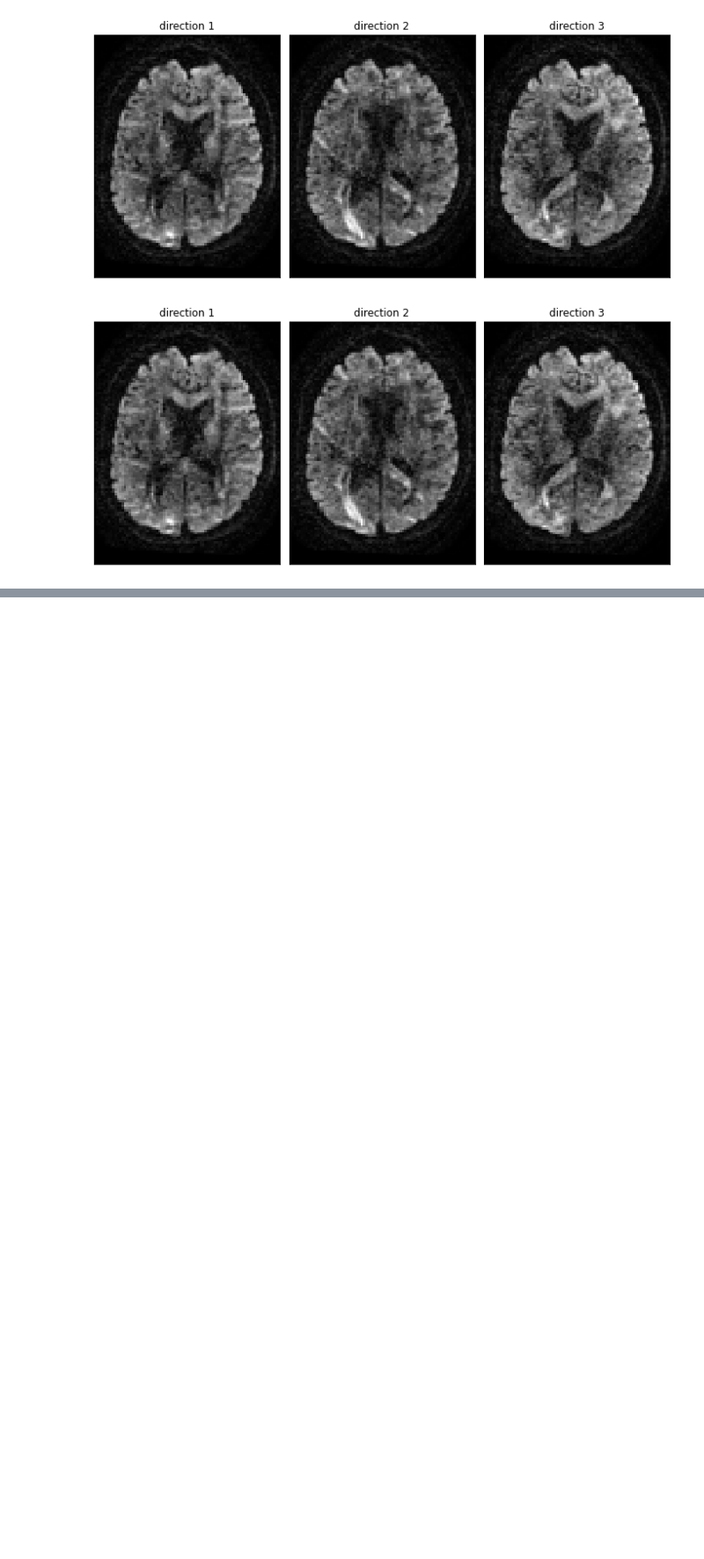
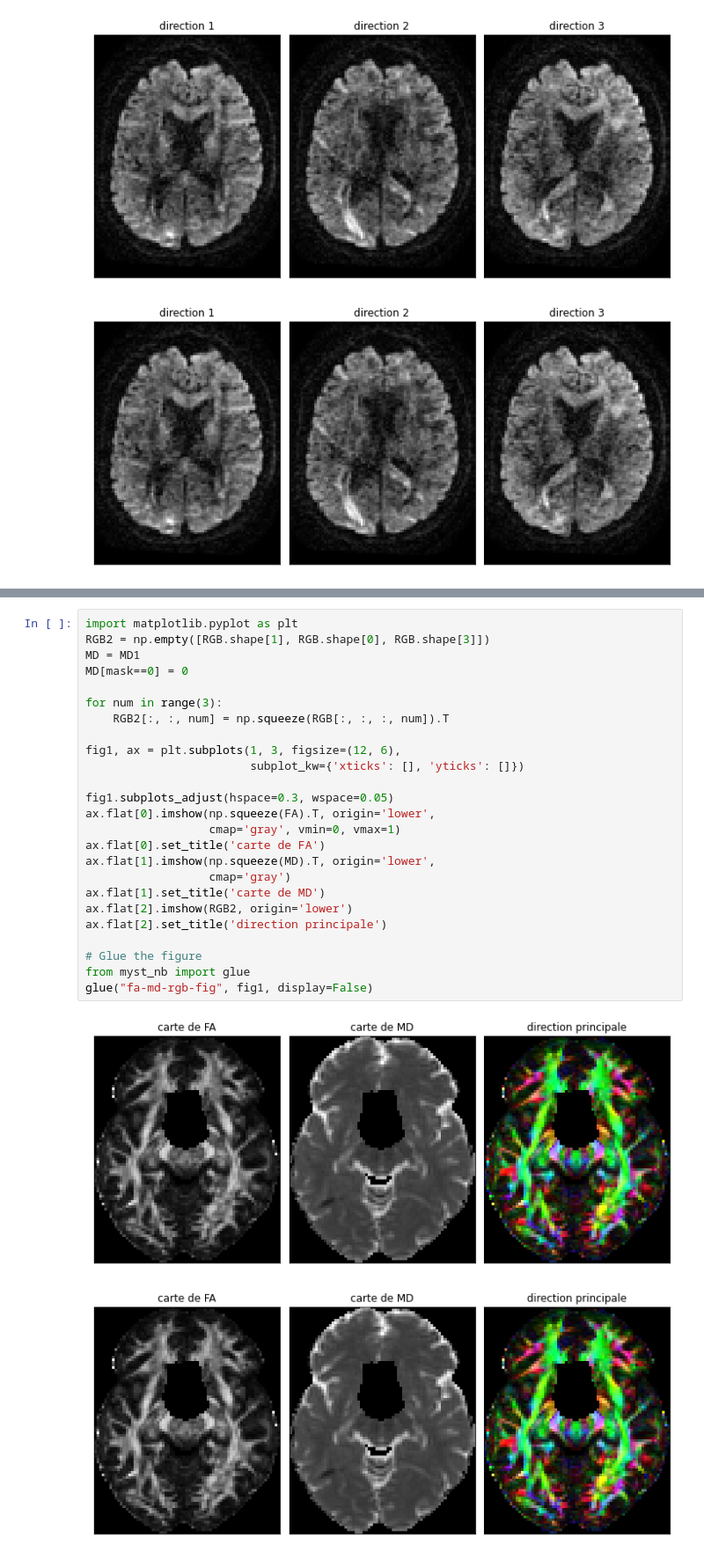
Before and after one commit to methodes-cogneuro/methodes-cogneuro.github.io, a Jupyter notebook: _sources/irm_diffusion.ipynb, the cells around one changed output, grey strips where cells are left out. Shown: that part at 88% size. Drawn from its saved outputs; the diff is of its cells as text; blank space fills up the shorter version.

```diff
--- a/_sources/irm_diffusion.ipynb
+++ b/_sources/irm_diffusion.ipynb
@@ -450,0 +370,28 @@ Quel est l’avantage de réaliser des statistiques du groupe sur un faisceau de
+# %%
+import matplotlib.pyplot as plt
+RGB2 = np.empty([RGB.shape[1], RGB.shape[0], RGB.shape[3]])
+MD = MD1
+MD[mask==0] = 0
+
+for num in range(3):
+    RGB2[:, :, num] = np.squeeze(RGB[:, :, :, num]).T
+
+fig1, ax = plt.subplots(1, 3, figsize=(12, 6),
+                        subplot_kw={'xticks': [], 'yticks': []})
+
+fig1.subplots_adjust(hspace=0.3, wspace=0.05)
+ax.flat[0].imshow(np.squeeze(FA).T, origin='lower',
+                  cmap='gray', vmin=0, vmax=1)
+ax.flat[0].set_title('carte de FA')
+ax.flat[1].imshow(np.squeeze(MD).T, origin='lower',
+                  cmap='gray')
+ax.flat[1].set_title('carte de MD')
+ax.flat[2].imshow(RGB2, origin='lower')
+ax.flat[2].set_title('direction principale')
+
+# Glue the figure
+from myst_nb import glue
+glue("fa-md-rgb-fig", fig1, display=False)
+# %% [output]
+[figure, added]
+[figure, added]
```
Also changed, not shown: parts of 6 cells of this notebook, 11 other files.
